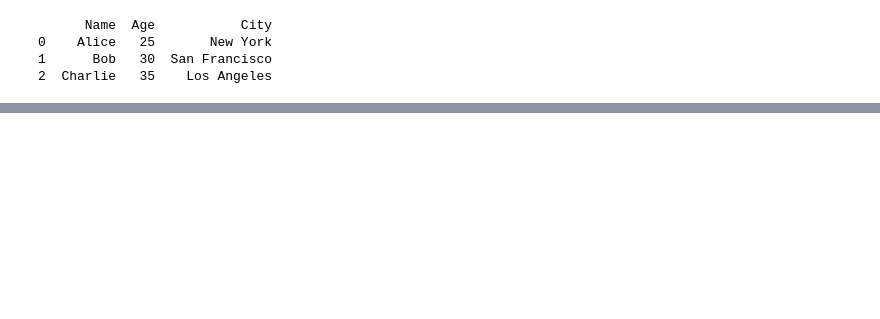
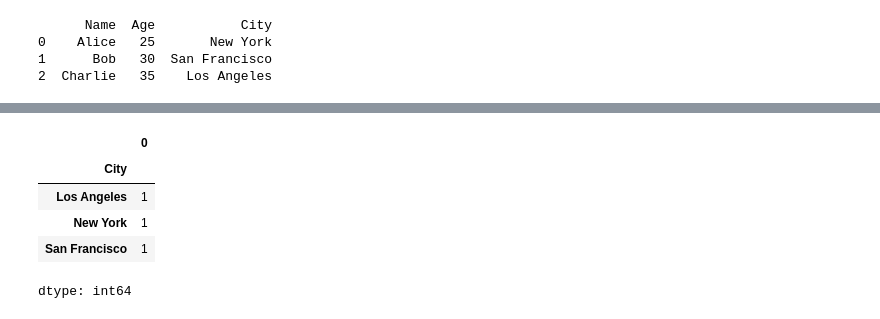
Before and after one commit to ManthanGarg-1234/AIML-CLASSWORK, a Jupyter notebook: 22_July_AIML.ipynb, the cells around one changed output, grey strips where cells are left out. Cells and saved outputs as stored; diff of their text form; code cells hidden in the pictures; blank space fills up the shorter version.

```diff
--- a/22_July_AIML.ipynb
+++ b/22_July_AIML.ipynb
@@ -129,0 +409,21 @@ print(df[df['Age'] > 21])
+# %%
+# Grouping And Aggregation
+
+import pandas as pd
+data = {
+    'Name': ['Alice', 'Bob', 'Charlie'],
+    'Age': [25, 30, 35],
+    'City': ['New York', 'San Francisco', 'Los Angeles']
+}
+df = pd.DataFrame(data)
+
+# Group by 'City' and calculate the mean of 'Age' for each city
+grouped_by_city = df.groupby('City')
+display(grouped_by_city.size())
+# %% [output]
+|  | 0 |
+| City |  |
+| Los Angeles | 1 |
+| New York | 1 |
+| San Francisco | 1 |
+dtype: int64
```
Also changed, not shown: parts of 32 cells of this notebook.
